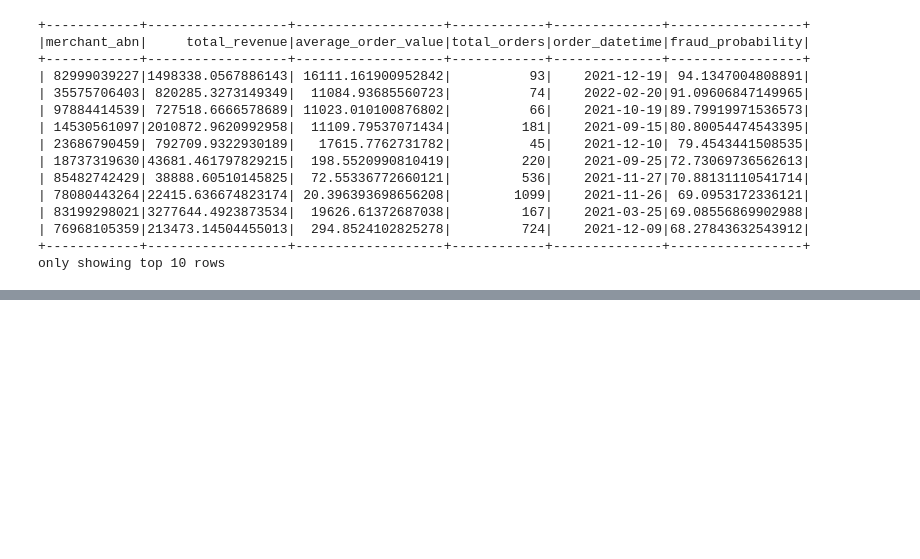
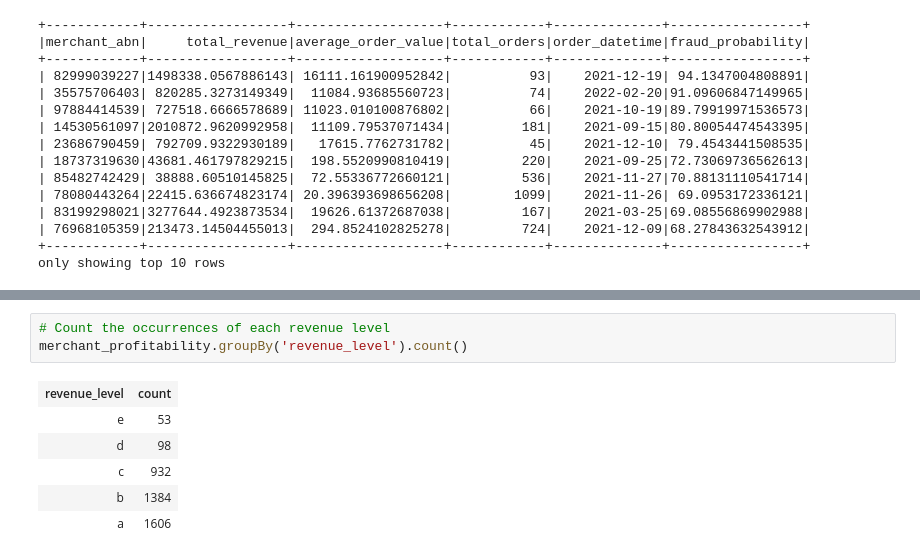
Before and after one commit to MAST30034-AppliedDataScience/project-2-group-buy-now-pay-later-industry-project-9, a Jupyter notebook: notebooks/ETL_pipeline.ipynb, the cells around one changed output, grey strips where cells are left out. Drawn from its saved outputs; the diff is of its cells as text; blank space fills up the shorter version.

```diff
--- a/notebooks/ETL_pipeline.ipynb
+++ b/notebooks/ETL_pipeline.ipynb
@@ -431,0 +453,10 @@ only showing top 10 rows
+# %%
+# Count the occurrences of each revenue level
+merchant_profitability.groupBy('revenue_level').count()
+# %% [output]
+| revenue_level | count |
+| e | 53 |
+| d | 98 |
+| c | 932 |
+| b | 1384 |
+| a | 1606 |
```
Also changed, not shown: parts of 4 cells of this notebook.
